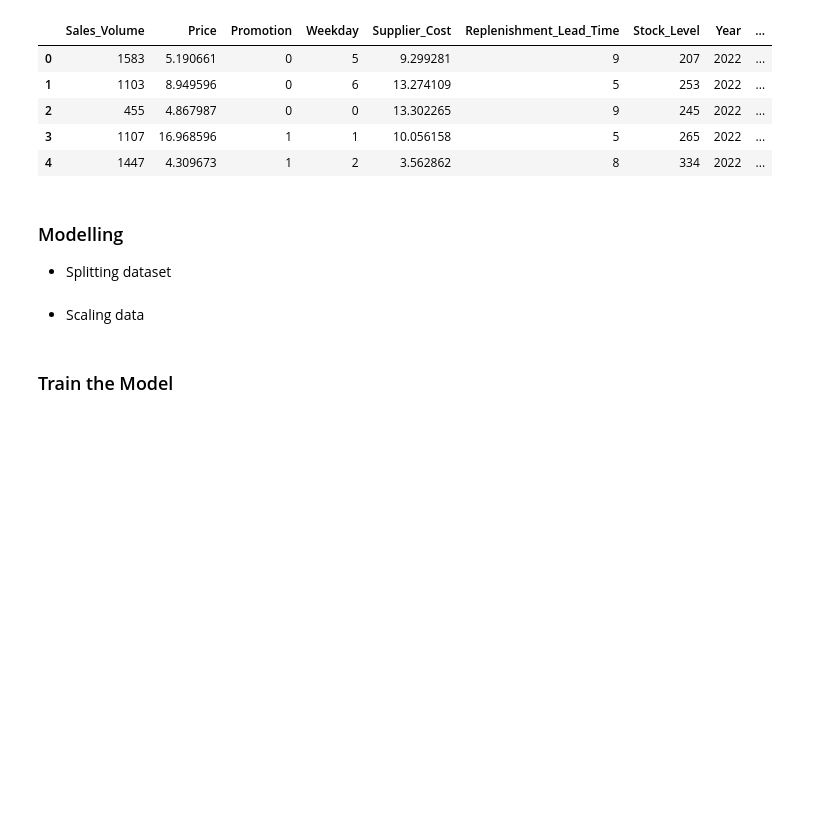
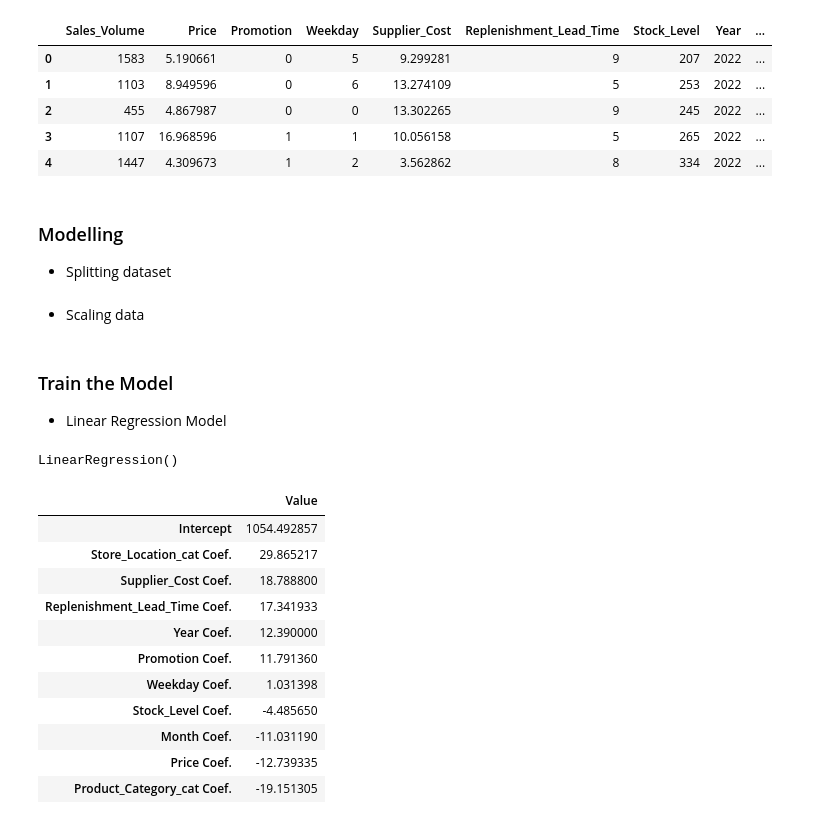
Before and after one commit to Naftal-Rainer/FMCG-Sales-Demand-Forecasting-and-Optimization, a Jupyter notebook: demand prediction.ipynb, the cells around one changed output. Cells and saved outputs as stored; diff of their text form; code cells hidden in the pictures; blank space fills up the shorter version.

Commit message:
Linear Regression

```diff
--- a/demand prediction.ipynb
+++ b/demand prediction.ipynb
@@ -186,3 +186,25 @@ X_train_scaled = scaler.transform(X_train)
 X_test_scaled = scaler.transform(X_test)
 # %% [markdown]
 ### Train the Model
+- Linear Regression Model
+# %%
+linear_reg = LinearRegression()
+linear_reg.fit(X_train_scaled,y_train)
+# %% [output]
+LinearRegression()
+# %%
+# The intercept and co-efficient for each column in our training dataset.
+pd.DataFrame(data = np.append(linear_reg.intercept_ , linear_reg.coef_), index = ['Intercept']+[col+" Coef." for col in X.columns], columns=['Value']).sort_values('Value', ascending=False)
+# %% [output]
+|  | Value |
+| Intercept | 1054.492857 |
+| Store_Location_cat Coef. | 29.865217 |
+| Supplier_Cost Coef. | 18.788800 |
+| Replenishment_Lead_Time Coef. | 17.341933 |
+| Year Coef. | 12.390000 |
+| Promotion Coef. | 11.791360 |
+| Weekday Coef. | 1.031398 |
+| Stock_Level Coef. | -4.485650 |
+| Month Coef. | -11.031190 |
+| Price Coef. | -12.739335 |
+| Product_Category_cat Coef. | -19.151305 |
```
Also changed, not shown: parts of 3 cells of this notebook.
